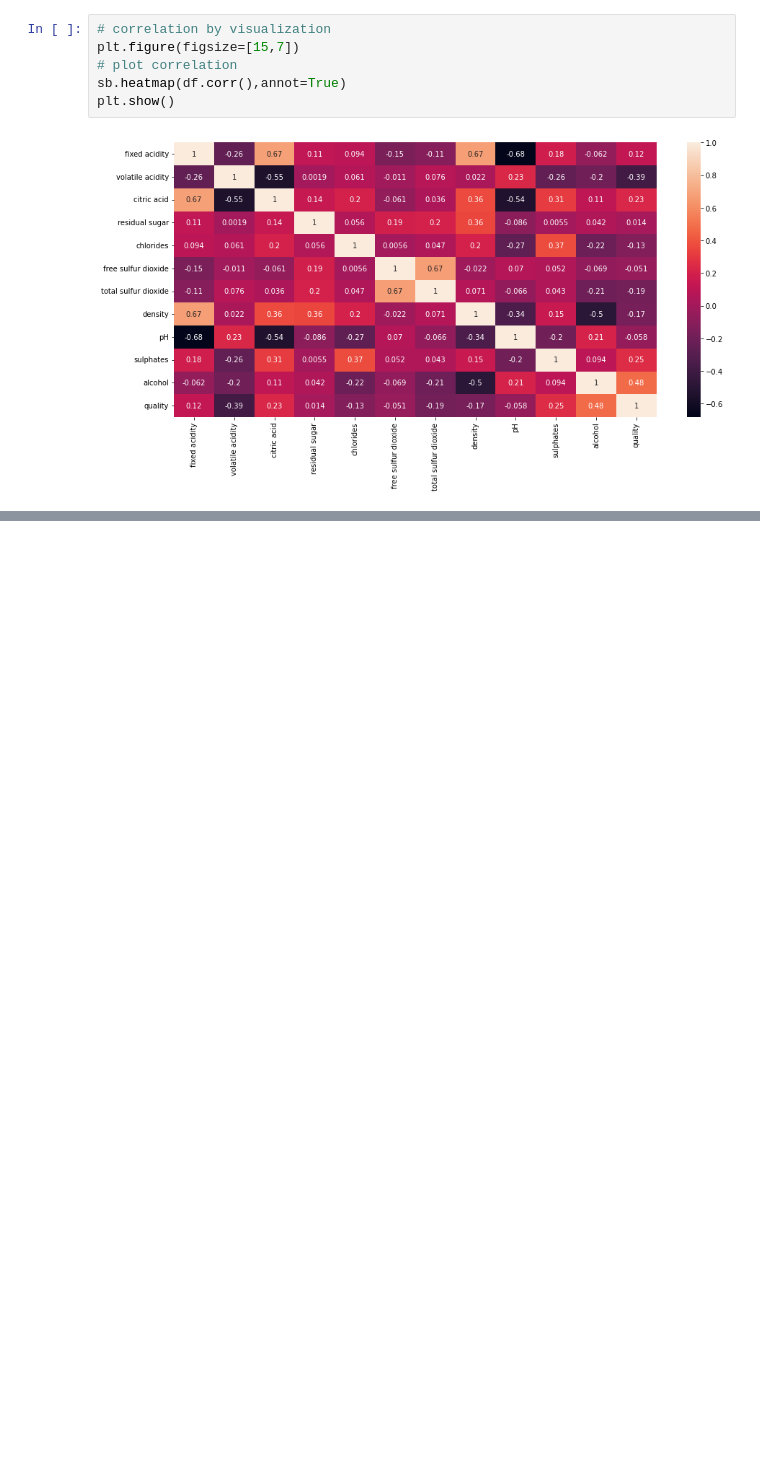
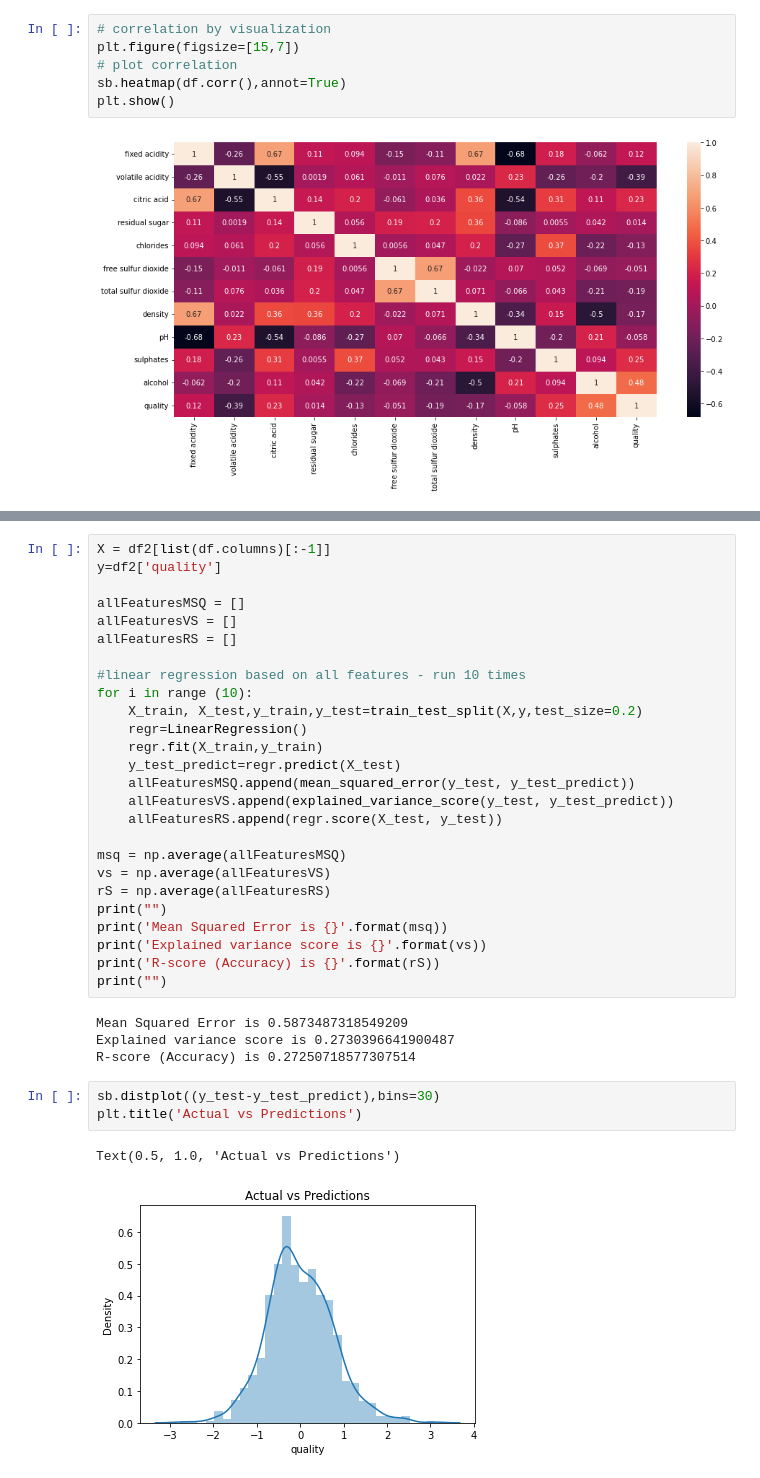
Before and after one commit to aadityasp/Wine-Quality-Prediction, a Jupyter notebook: Final Project.ipynb, the cells around one changed output, grey strips where cells are left out. Cells and saved outputs as stored; diff of their text form; blank space fills up the shorter version.

```diff
--- a/Final Project.ipynb
+++ b/Final Project.ipynb
@@ -66,0 +158,36 @@ X_train, X_test,y_train,y_test=train_test_split(X,y,test_size=0.2)
+# %%
+X = df2[list(df.columns)[:-1]]
+y=df2['quality']
+
+allFeaturesMSQ = []
+allFeaturesVS = []
+allFeaturesRS = []
+
+#linear regression based on all features - run 10 times
+for i in range (10):
+    X_train, X_test,y_train,y_test=train_test_split(X,y,test_size=0.2)
+    regr=LinearRegression()
+    regr.fit(X_train,y_train)
+    y_test_predict=regr.predict(X_test)
+    allFeaturesMSQ.append(mean_squared_error(y_test, y_test_predict))
+    allFeaturesVS.append(explained_variance_score(y_test, y_test_predict))
+    allFeaturesRS.append(regr.score(X_test, y_test))
+
+msq = np.average(allFeaturesMSQ)
+vs = np.average(allFeaturesVS)
+rS = np.average(allFeaturesRS)
+print("")
+print('Mean Squared Error is {}'.format(msq))
+print('Explained variance score is {}'.format(vs))
+print('R-score (Accuracy) is {}'.format(rS))
+print("")
+# %% [output]
+Mean Squared Error is 0.5873487318549209
+Explained variance score is 0.2730396641900487
+R-score (Accuracy) is 0.27250718577307514
+# %%
+sb.distplot((y_test-y_test_predict),bins=30)
+plt.title('Actual vs Predictions')
+# %% [output]
+Text(0.5, 1.0, 'Actual vs Predictions')
+[figure, added]
```
Also changed, not shown: parts of 33 cells of this notebook.
